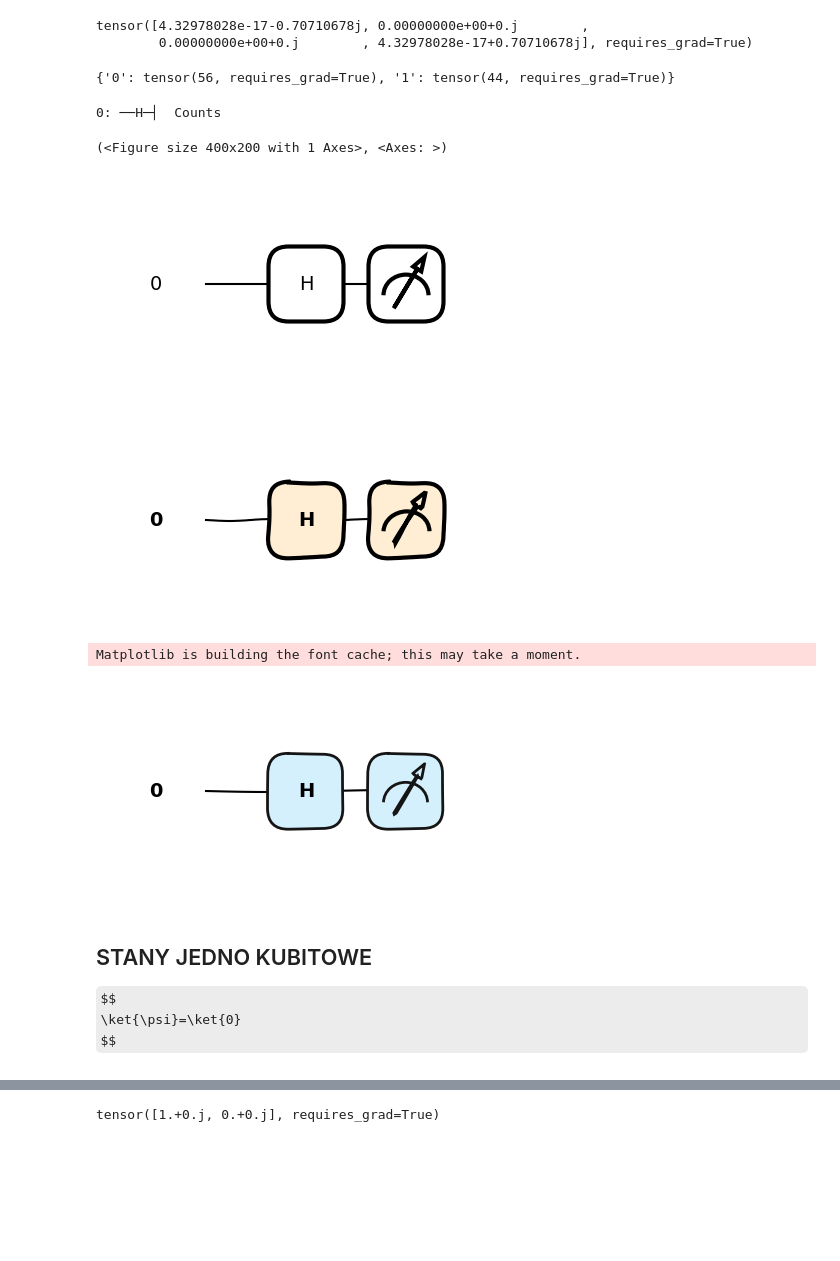
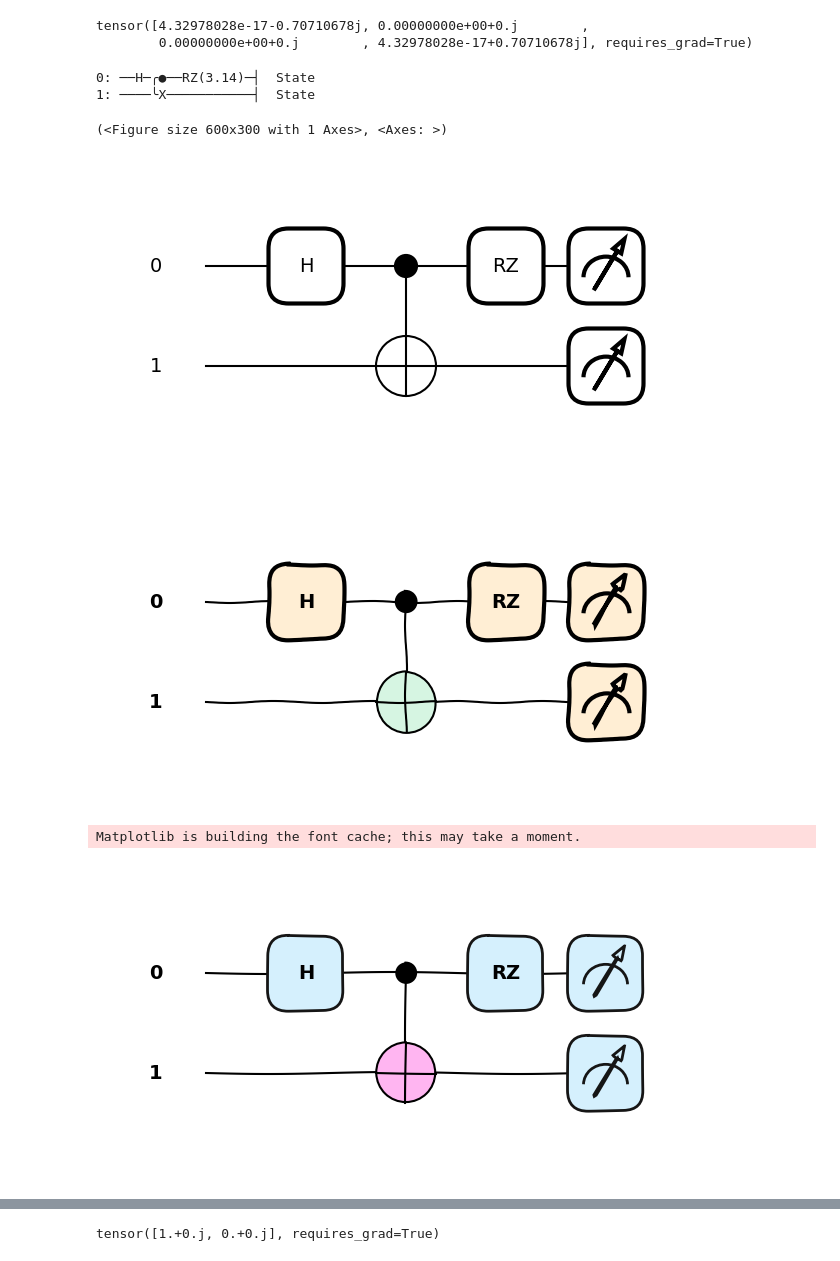
Before and after one commit to sebkaz-teaching/qml2024, a Jupyter notebook: labs/cw2.ipynb, the cells around one changed output, grey strips where cells are left out. Drawn from its saved outputs; the diff is of its cells as text; code cells hidden in the pictures; some formulas as TeX source; blank space fills up the shorter version.

```diff
--- a/labs/cw2.ipynb
+++ b/labs/cw2.ipynb
@@ -90,51 +90,33 @@ def circ(theta):
     qml.CNOT(wires = [0,1])
     qml.RZ(theta, wires = 0)
     return qml.state()
-    return qml.probs(wires = [0,1])
+#    return qml.probs(wires = [0,1])
 
 circ(np.pi)
 # %% [output]
 tensor([4.32978028e-17-0.70710678j, 0.00000000e+00+0.j        ,
         0.00000000e+00+0.j        , 4.32978028e-17+0.70710678j], requires_grad=True)
-# %%
-import pennylane as qml
-
-dev = qml.device("default.qubit", wires=1, shots=100)
-
-@qml.qnode(dev)
-def circ():
-    qml.Hadamard(wires=0)
-    return qml.counts()
-# %%
-circ()
-# %% [output]
-{'0': tensor(56, requires_grad=True), '1': tensor(44, requires_grad=True)}
 # %%
-print(qml.draw(circ)())
+print(qml.draw(circ)(np.pi))
 # %% [output]
-0: ──H─┤  Counts
+0: ──H─╭●──RZ(3.14)─┤  State
+1: ────╰X───────────┤  State
 # %%
-qml.draw_mpl(circ)()
+qml.draw_mpl(circ)(np.pi)
 # %% [output]
-(<Figure size 400x200 with 1 Axes>, <Axes: >)
+(<Figure size 600x300 with 1 Axes>, <Axes: >)
-[figure, old version]
+[figure, new version]
 # %%
 import matplotlib.pyplot as plt
 qml.drawer.use_style("sketch")
-fig, ax = qml.draw_mpl(circ)()
+fig, ax = qml.draw_mpl(circ)(np.pi)
 plt.show()
 # %% [output]
-[figure, old version]
+[figure, new version]
 # %%
 qml.drawer.use_style("pennylane_sketch")
-fig, ax = qml.draw_mpl(circ)()
+fig, ax = qml.draw_mpl(circ)(np.pi)
 plt.show()
 # %% [output]
 Matplotlib is building the font cache; this may take a moment.
-[figure, old version]
+[figure, new version]
-# %% [markdown]
-## STANY JEDNO KUBITOWE
-
-$$
-\ket{\psi}=\ket{0}
-$$
```
Also changed, not shown: parts of 36 cells of this notebook, 29 other files.
